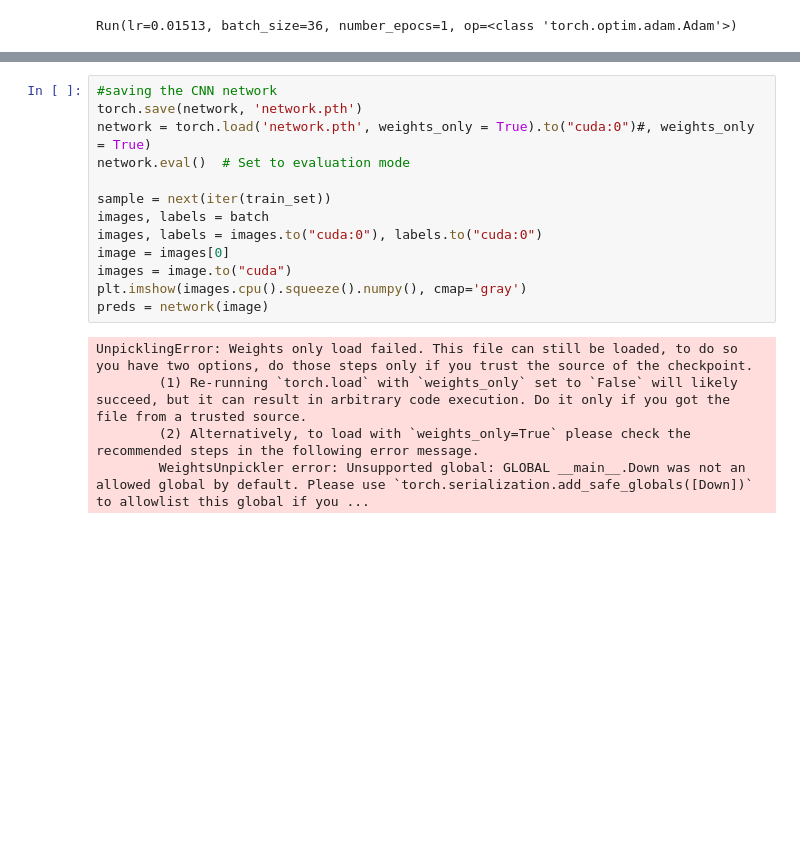
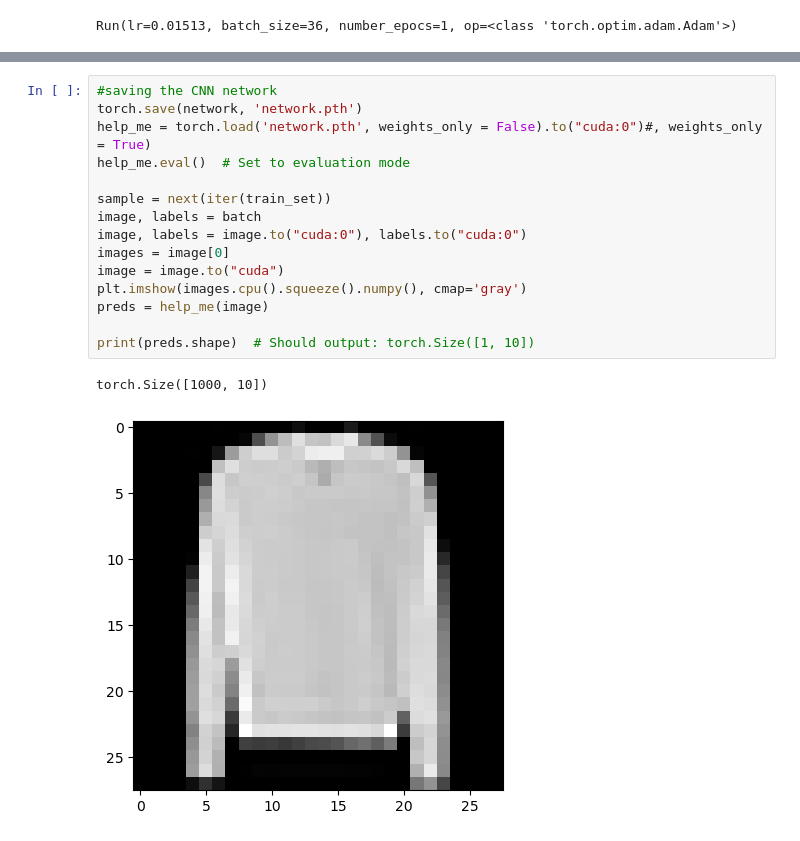
Before and after one commit to Phb22rr/3rd-year-project, a Jupyter notebook: My project code.ipynb, the cells around one changed output, grey strips where cells are left out. Saved outputs shown, nothing was run; the diff lists cells and outputs as text; blank space fills up the shorter version.

```diff
--- a/My project code.ipynb
+++ b/My project code.ipynb
@@ -350,18 +350,18 @@ Maximum accuracy run at row: 1 .) 0.5968166666666667
 # %%
 #saving the CNN network
 torch.save(network, 'network.pth')
-network = torch.load('network.pth', weights_only = True).to("cuda:0")#, weights_only = True)
-network.eval()  # Set to evaluation mode
+help_me = torch.load('network.pth', weights_only = False).to("cuda:0")#, weights_only = True)
+help_me.eval()  # Set to evaluation mode
 
 sample = next(iter(train_set))
-images, labels = batch
-images, labels = images.to("cuda:0"), labels.to("cuda:0")
-image = images[0]
-images = image.to("cuda")
+image, labels = batch
+image, labels = image.to("cuda:0"), labels.to("cuda:0")
+images = image[0]
+image = image.to("cuda")
 plt.imshow(images.cpu().squeeze().numpy(), cmap='gray')
-preds = network(image)
+preds = help_me(image)
+
+print(preds.shape)  # Should output: torch.Size([1, 10])
 # %% [output]
-UnpicklingError: Weights only load failed. This file can still be loaded, to do so you have two options, do those steps only if you trust the source of the checkpoint.
-        (1) Re-running `torch.load` with `weights_only` set to `False` will likely succeed, but it can result in arbitrary code execution. Do it only if you got the file from a trusted source.
-        (2) Alternatively, to load with `weights_only=True` please check the recommended steps in the following error message.
-        WeightsUnpickler error: Unsupported global: GLOBAL __main__.Down was not an allowed global by default. Please use `torch.serialization.add_safe_globals([Down])` to allowlist this global if you ...
+torch.Size([1000, 10])
+[figure, added]
```
Also changed, not shown: parts of 2 cells of this notebook.
